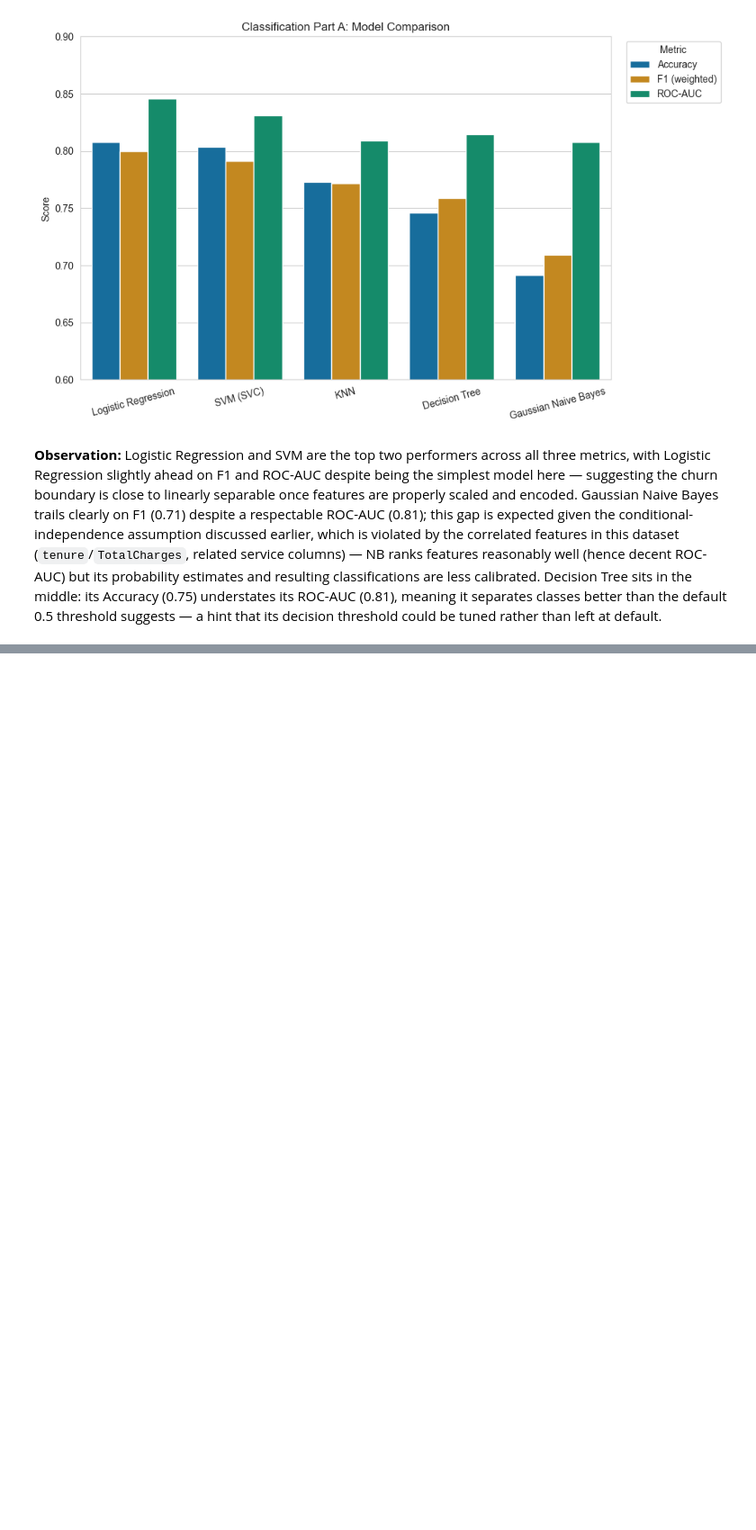
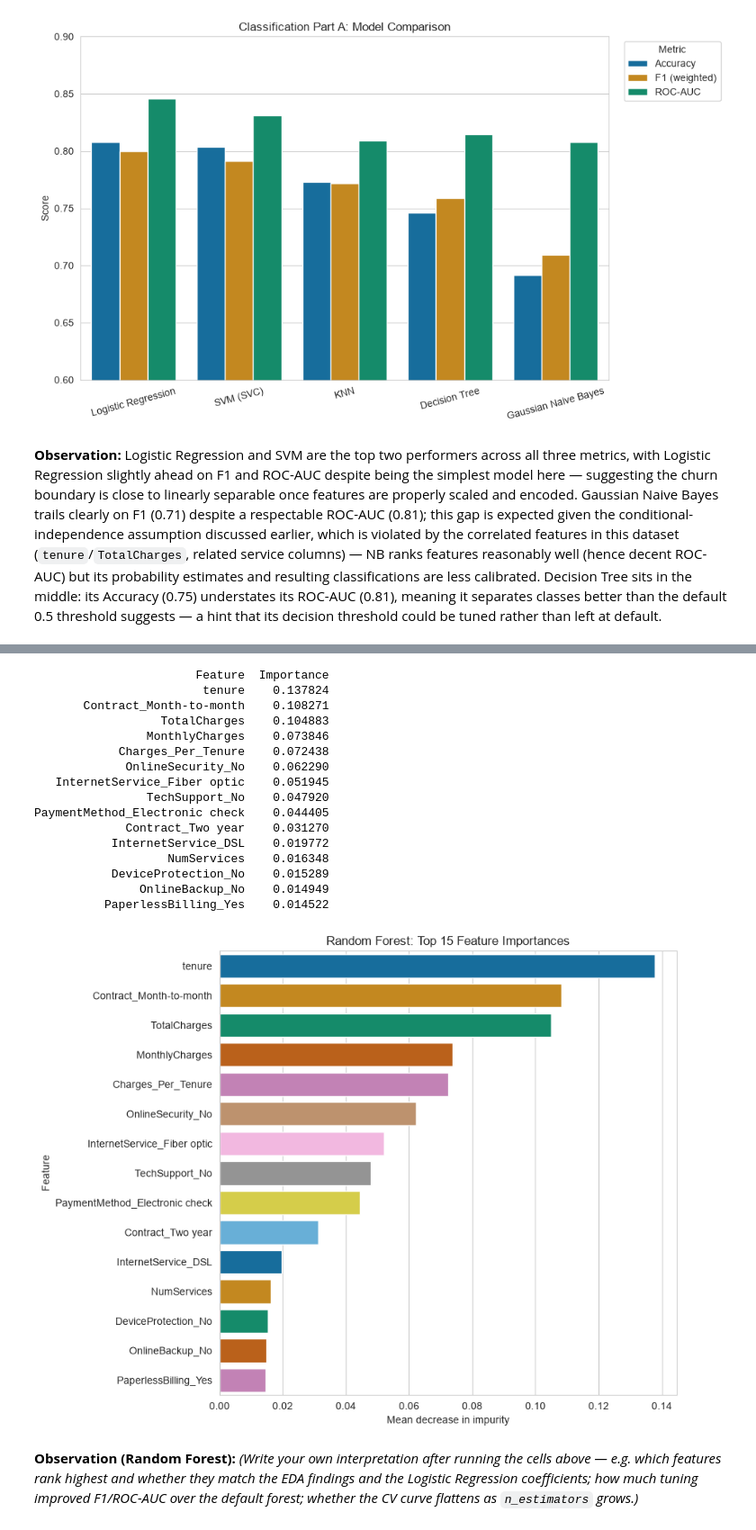
Before and after one commit to srinithi-karunakaran/Cognix_ML_Capstone, a Jupyter notebook: notebooks/classification.ipynb, the cells around one changed output, grey strips where cells are left out. Shown at 90% size. Drawn from its saved outputs; the diff is of its cells as text; code cells hidden in the pictures; blank space fills up the shorter version.

```diff
--- a/notebooks/classification.ipynb
+++ b/notebooks/classification.ipynb
@@ -881,0 +1019,37 @@ plt.show()
+# %%
+# --- Feature importance (top 15) ---
+rf_imp = pd.DataFrame({
+    'Feature': X_train.columns,
+    'Importance': rfc.feature_importances_
+}).sort_values('Importance', ascending=False)
+
+print(rf_imp.head(15).to_string(index=False))
+
+plt.figure(figsize=(9, 7))
+sns.barplot(data=rf_imp.head(15), x='Importance', y='Feature', hue='Feature', palette='colorblind', legend=False)
+plt.title('Random Forest: Top 15 Feature Importances')
+plt.xlabel('Mean decrease in impurity')
+plt.ylabel('Feature')
+plt.tight_layout()
+plt.savefig('rf_feature_importance.png', bbox_inches='tight', dpi=100)
+plt.show()
+# %% [output]
+                       Feature  Importance
+                        tenure    0.137824
+       Contract_Month-to-month    0.108271
+                  TotalCharges    0.104883
+                MonthlyCharges    0.073846
+            Charges_Per_Tenure    0.072438
+             OnlineSecurity_No    0.062290
+   InternetService_Fiber optic    0.051945
+                TechSupport_No    0.047920
+PaymentMethod_Electronic check    0.044405
+             Contract_Two year    0.031270
+           InternetService_DSL    0.019772
+                   NumServices    0.016348
+           DeviceProtection_No    0.015289
+               OnlineBackup_No    0.014949
+          PaperlessBilling_Yes    0.014522
+[figure, added]
+# %% [markdown]
+**Observation (Random Forest):** *(Write your own interpretation after running the cells above — e.g. which features rank highest and whether they match the EDA findings and the Logistic Regression coefficients; how much tuning improved F1/ROC-AUC over the default forest; whether the CV curve flattens as `n_estimators` grows.)*
```
Also changed, not shown: parts of 27 cells of this notebook, 6 other files.
